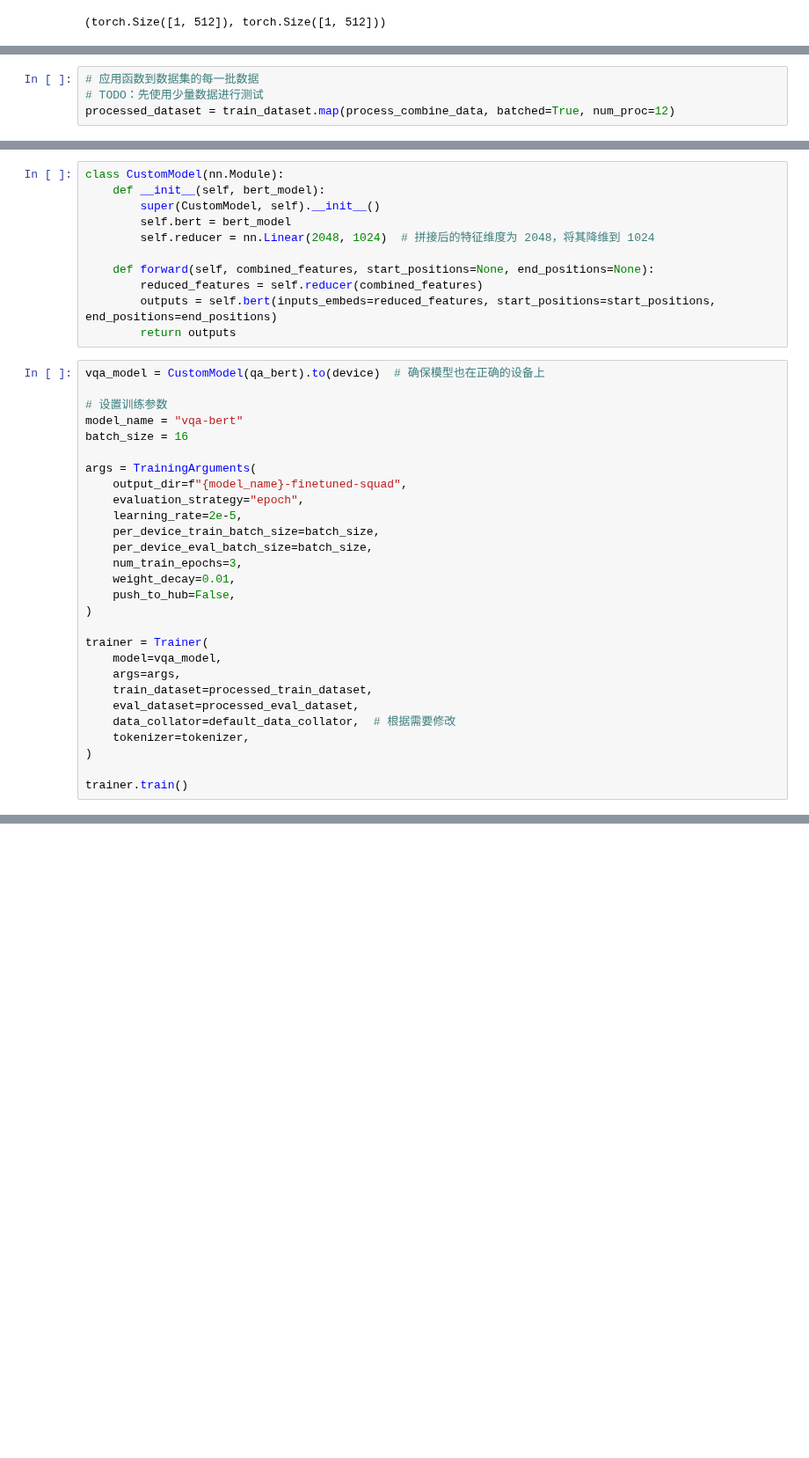
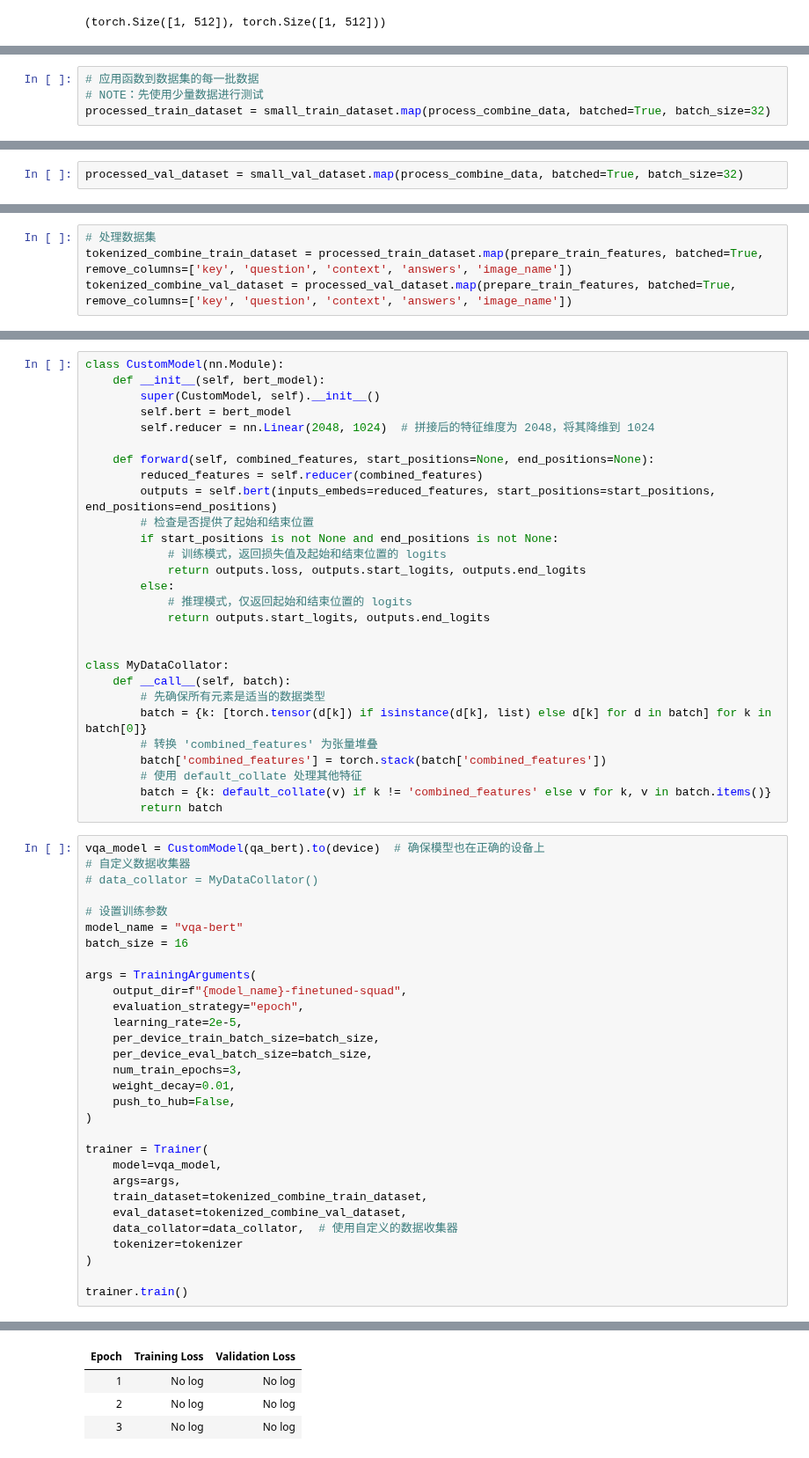
Before and after one commit to JasonHZS/VQA-with-XProNet, a Jupyter notebook: test_qamodel.ipynb, the cells around one changed output, grey strips where cells are left out. Shown at 88% size. Drawn from its saved outputs; the diff is of its cells as text; blank space fills up the shorter version.

```diff
--- a/test_qamodel.ipynb
+++ b/test_qamodel.ipynb
@@ -753,4 +756,4 @@ torch.Size([32, 384, 512])
 # %%
 # 应用函数到数据集的每一批数据
-# TODO：先使用少量数据进行测试
-processed_dataset = train_dataset.map(process_combine_data, batched=True, num_proc=12)
+# NOTE：先使用少量数据进行测试
+processed_train_dataset = small_train_dataset.map(process_combine_data, batched=True, batch_size=32)
@@ -762,0 +760,2 @@ tokenized_combine_train_dataset = train_dataset.map(preprocess_and_combine_featu
+# %%
+processed_val_dataset = small_val_dataset.map(process_combine_data, batched=True, batch_size=32)
@@ -762,0 +769,4 @@ tokenized_combine_train_dataset = train_dataset.map(preprocess_and_combine_featu
+# %%
+# 处理数据集
+tokenized_combine_train_dataset = processed_train_dataset.map(prepare_train_features, batched=True, remove_columns=['key', 'question', 'context', 'answers', 'image_name'])
+tokenized_combine_val_dataset = processed_val_dataset.map(prepare_train_features, batched=True, remove_columns=['key', 'question', 'context', 'answers', 'image_name'])
@@ -770,9 +787,28 @@ class CustomModel(nn.Module):
     def forward(self, combined_features, start_positions=None, end_positions=None):
         reduced_features = self.reducer(combined_features)
         outputs = self.bert(inputs_embeds=reduced_features, start_positions=start_positions, end_positions=end_positions)
-        return outputs
+        # 检查是否提供了起始和结束位置
+        if start_positions is not None and end_positions is not None:
+            # 训练模式，返回损失值及起始和结束位置的 logits
+            return outputs.loss, outputs.start_logits, outputs.end_logits
+        else:
+            # 推理模式，仅返回起始和结束位置的 logits
+            return outputs.start_logits, outputs.end_logits
+
+
+class MyDataCollator:
+    def __call__(self, batch):
+        # 先确保所有元素是适当的数据类型
+        batch = {k: [torch.tensor(d[k]) if isinstance(d[k], list) else d[k] for d in batch] for k in batch[0]}
+        # 转换 'combined_features' 为张量堆叠
+        batch['combined_features'] = torch.stack(batch['combined_features'])
+        # 使用 default_collate 处理其他特征
+        batch = {k: default_collate(v) if k != 'combined_features' else v for k, v in batch.items()}
+        return batch
 # %%
 vqa_model = CustomModel(qa_bert).to(device)  # 确保模型也在正确的设备上
+# 自定义数据收集器
+# data_collator = MyDataCollator()
 
 # 设置训练参数
 model_name = "vqa-bert"
@@ -792,10 +828,11 @@ args = TrainingArguments(
 trainer = Trainer(
     model=vqa_model,
     args=args,
-    train_dataset=processed_train_dataset,
-    eval_dataset=processed_eval_dataset,
-    data_collator=default_data_collator,  # 根据需要修改
-    tokenizer=tokenizer,
+    train_dataset=tokenized_combine_train_dataset,
+    eval_dataset=tokenized_combine_val_dataset,
+    data_collator=data_collator,  # 使用自定义的数据收集器
+    tokenizer=tokenizer
 )
 
 trainer.train()
+# %% [output]
@@ -801,0 +841,4 @@ trainer.train()
+| Epoch | Training Loss | Validation Loss |
+| 1 | No log | No log |
+| 2 | No log | No log |
+| 3 | No log | No log |
```
Also changed, not shown: parts of 9 cells of this notebook.
